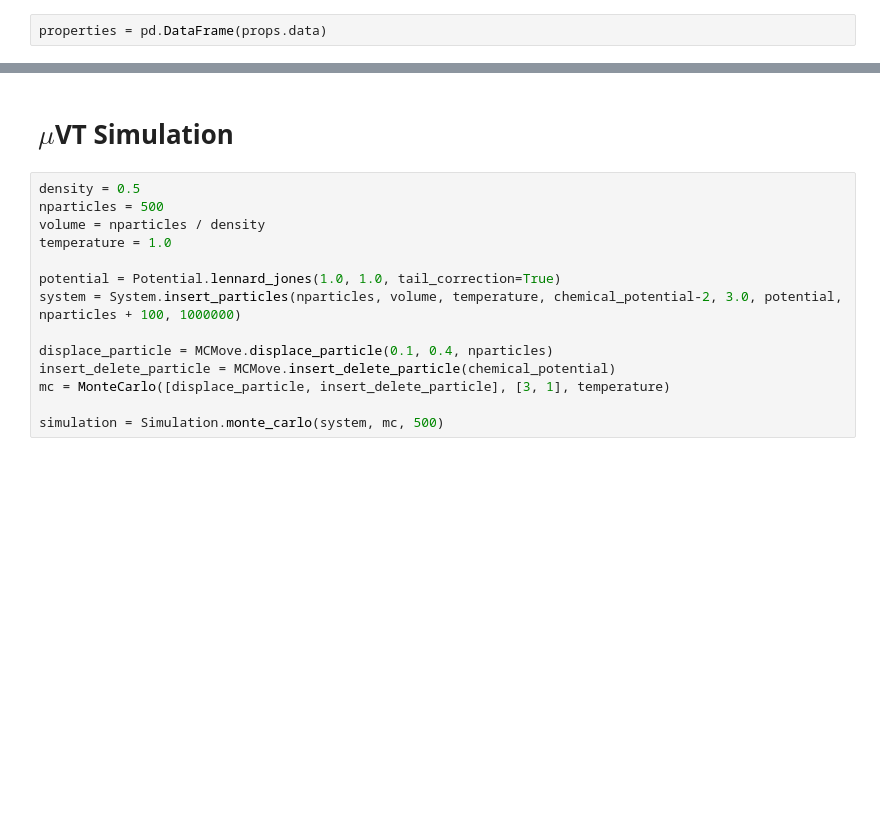
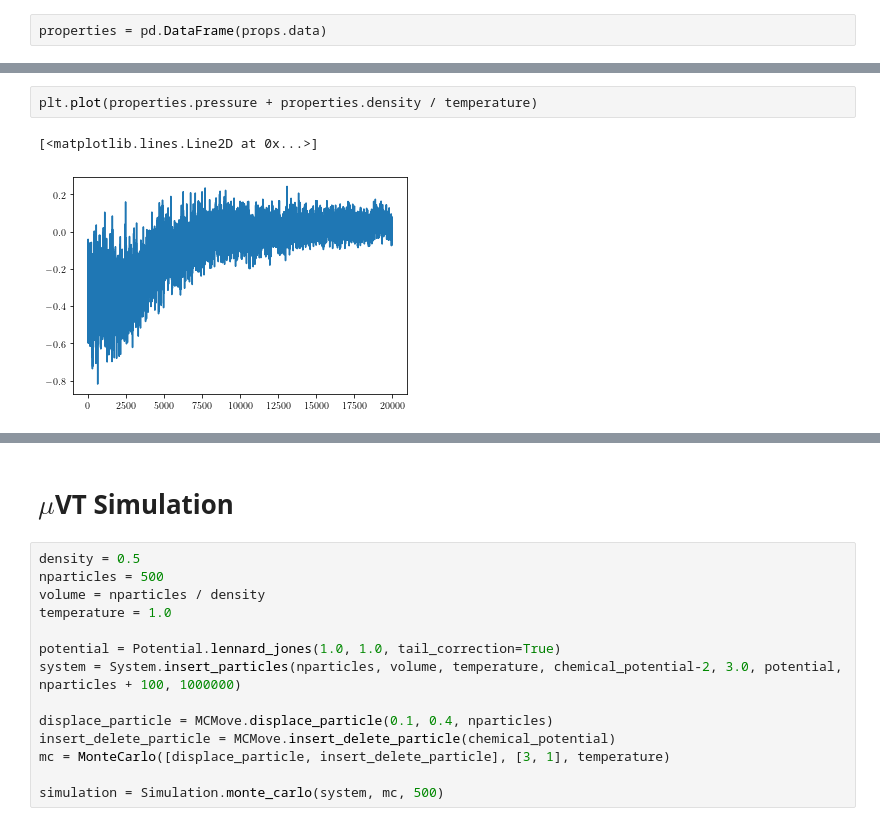
Before and after one commit to g-bauer/sargas, a Jupyter notebook: example/NVT-Copy1.ipynb, the cells around one changed output, grey strips where cells are left out. Saved outputs shown, nothing was run; the diff lists cells and outputs as text; blank space fills up the shorter version.

```diff
--- a/example/NVT-Copy1.ipynb
+++ b/example/NVT-Copy1.ipynb
@@ -127 +135,6 @@ properties.describe()
+# %%
+plt.plot(properties.pressure + properties.density / temperature)
+# %% [output]
+[<matplotlib.lines.Line2D at 0x...>]
+[figure, added]
 # %%
```
Also changed, not shown: parts of 17 cells of this notebook, 3 other files.
